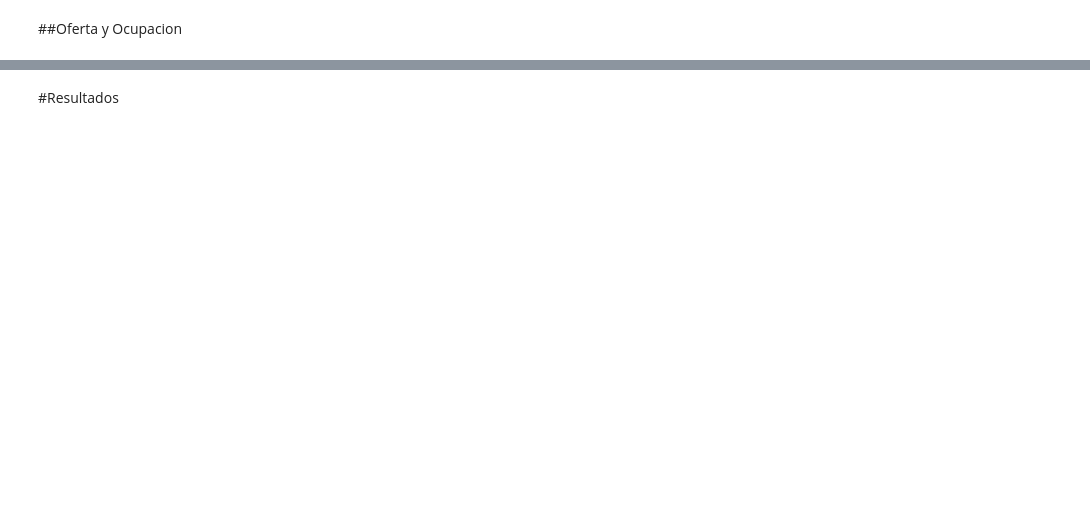
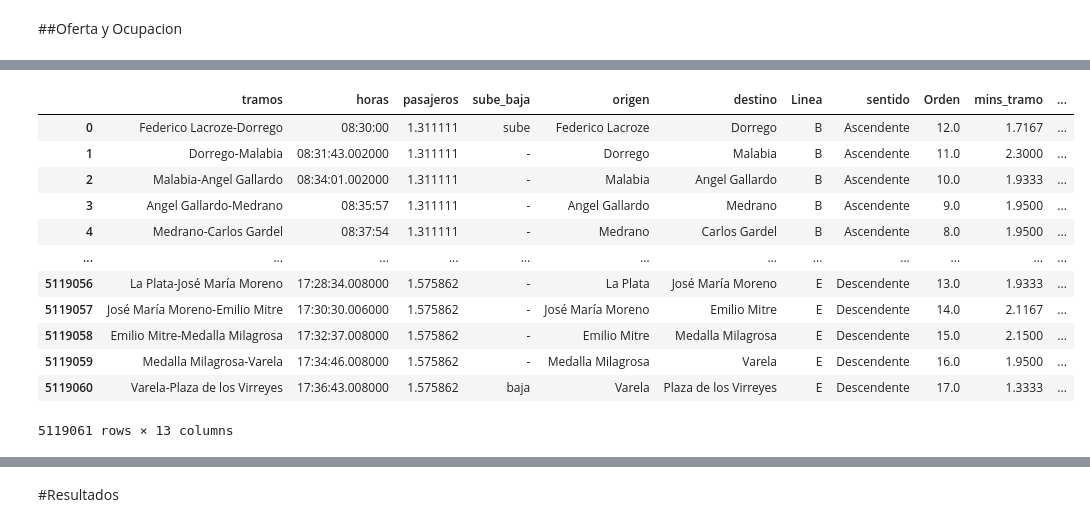
Before and after one commit to natanrajch/subte_flow, a Jupyter notebook: movimiento_pasajeros_subte.ipynb, the cells around one changed output, grey strips where cells are left out. Saved outputs shown, nothing was run; the diff lists cells and outputs as text; code cells hidden in the pictures; blank space fills up the shorter version.

```diff
--- a/movimiento_pasajeros_subte.ipynb
+++ b/movimiento_pasajeros_subte.ipynb
@@ -589,0 +572,16 @@ tramos_cargas_timebin_df.head(2)
+# %%
+cargadf
+# %% [output]
+|  | tramos | horas | pasajeros | sube_baja | origen | destino | Linea | sentido | Orden | mins_tramo | ... |
+| 0 | Federico Lacroze-Dorrego | 08:30:00 | 1.311111 | sube | Federico Lacroze | Dorrego | B | Ascendente | 12.0 | 1.7167 | ... |
+| 1 | Dorrego-Malabia | 08:31:43.002000 | 1.311111 | - | Dorrego | Malabia | B | Ascendente | 11.0 | 2.3000 | ... |
+| 2 | Malabia-Angel Gallardo | 08:34:01.002000 | 1.311111 | - | Malabia | Angel Gallardo | B | Ascendente | 10.0 | 1.9333 | ... |
+| 3 | Angel Gallardo-Medrano | 08:35:57 | 1.311111 | - | Angel Gallardo | Medrano | B | Ascendente | 9.0 | 1.9500 | ... |
+| 4 | Medrano-Carlos Gardel | 08:37:54 | 1.311111 | - | Medrano | Carlos Gardel | B | Ascendente | 8.0 | 1.9500 | ... |
+| ... | ... | ... | ... | ... | ... | ... | ... | ... | ... | ... | ... |
+| 5119056 | La Plata-José María Moreno | 17:28:34.008000 | 1.575862 | - | La Plata | José María Moreno | E | Descendente | 13.0 | 1.9333 | ... |
+| 5119057 | José María Moreno-Emilio Mitre | 17:30:30.006000 | 1.575862 | - | José María Moreno | Emilio Mitre | E | Descendente | 14.0 | 2.1167 | ... |
+| 5119058 | Emilio Mitre-Medalla Milagrosa | 17:32:37.008000 | 1.575862 | - | Emilio Mitre | Medalla Milagrosa | E | Descendente | 15.0 | 2.1500 | ... |
+| 5119059 | Medalla Milagrosa-Varela | 17:34:46.008000 | 1.575862 | - | Medalla Milagrosa | Varela | E | Descendente | 16.0 | 1.9500 | ... |
+| 5119060 | Varela-Plaza de los Virreyes | 17:36:43.008000 | 1.575862 | baja | Varela | Plaza de los Virreyes | E | Descendente | 17.0 | 1.3333 | ... |
+5119061 rows × 13 columns
```
Also changed, not shown: parts of 33 cells of this notebook.
